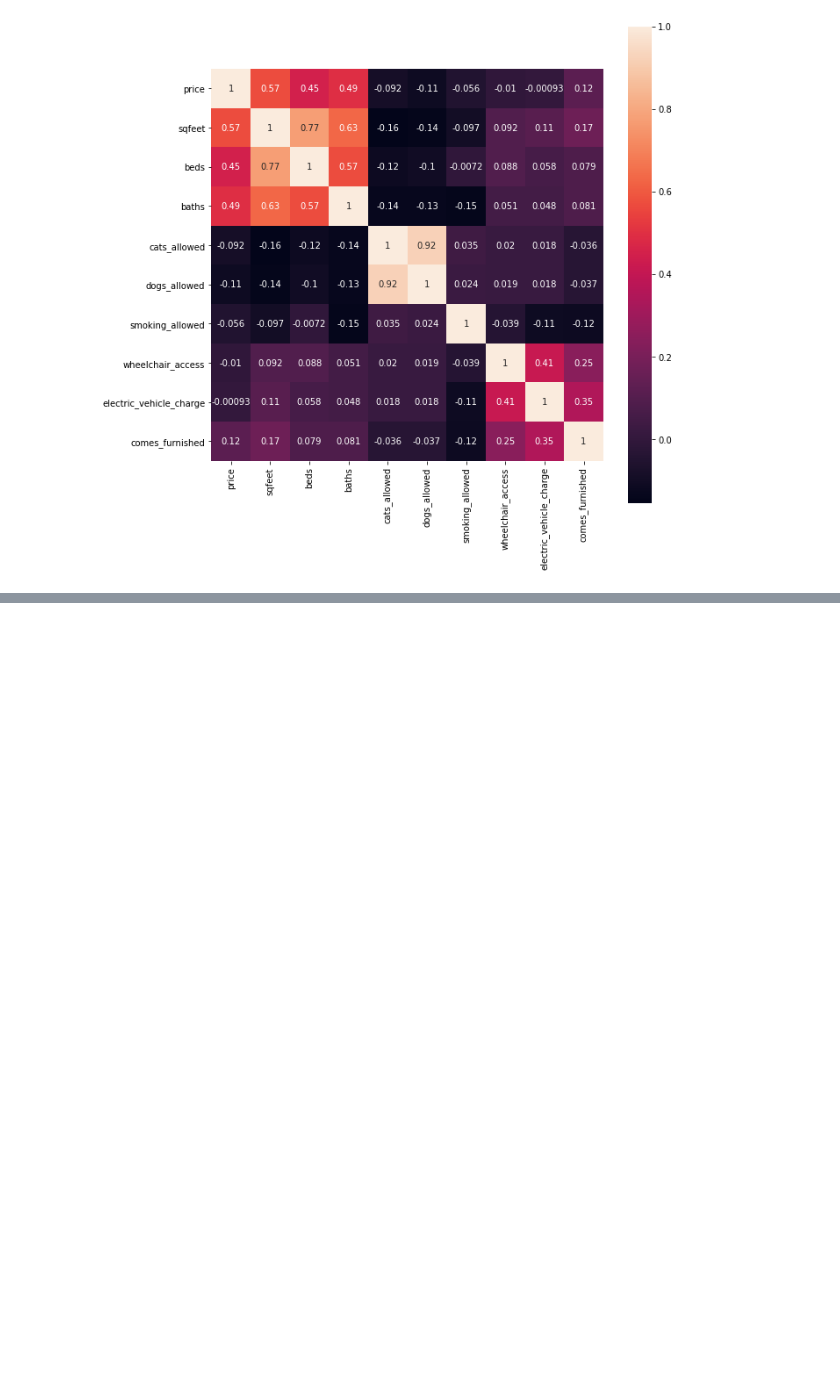
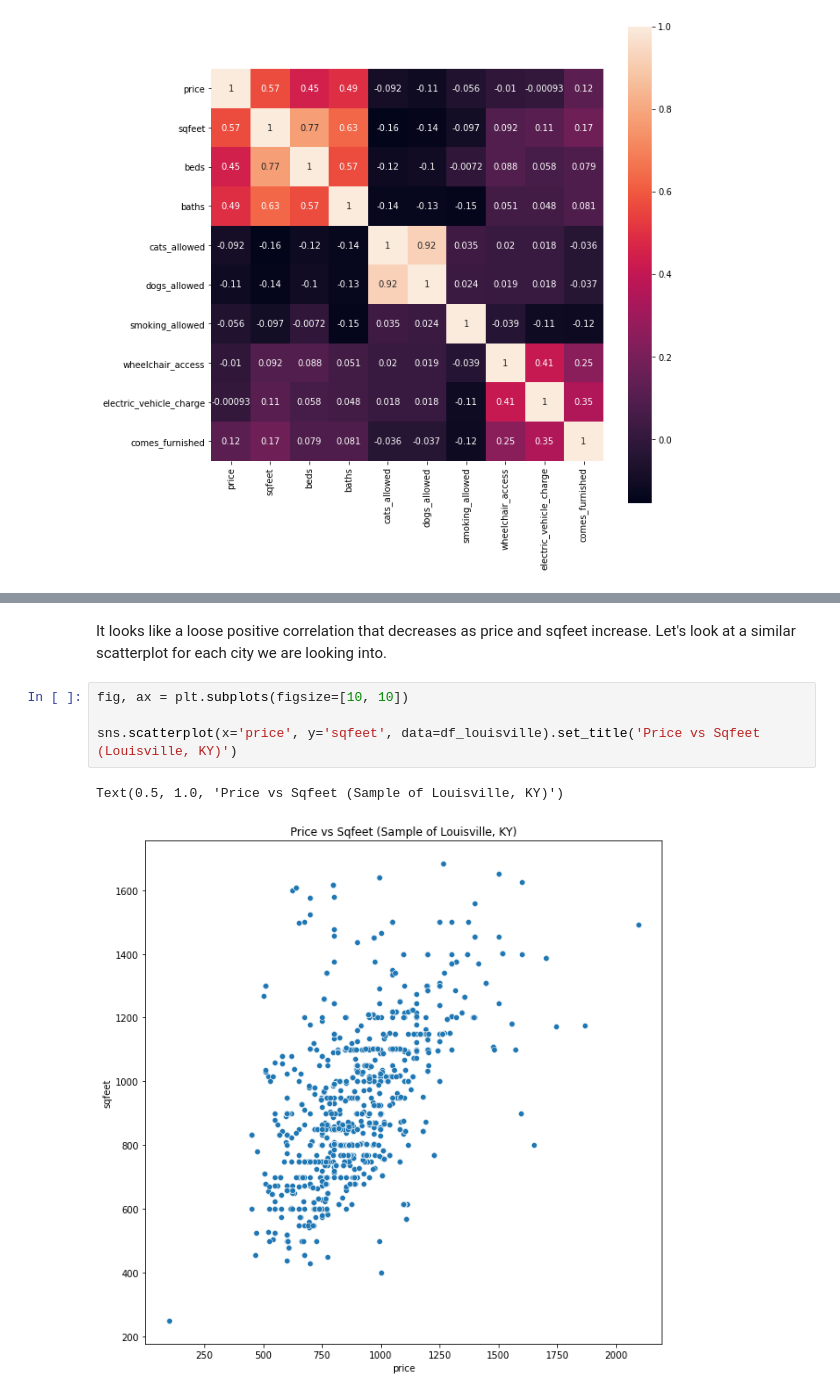
Before and after one commit to moferg/usa-housing-analysis, a Jupyter notebook: usa_housing_analysis.ipynb, the cells around one changed output, grey strips where cells are left out. Saved outputs shown, nothing was run; the diff lists cells and outputs as text; blank space fills up the shorter version.

```diff
--- a/usa_housing_analysis.ipynb
+++ b/usa_housing_analysis.ipynb
@@ -870,0 +889,9 @@ Similar to both the Louisville data and the data for the country as a whole, all
+# %% [markdown]
+It looks like a loose positive correlation that decreases as price and sqfeet increase. Let's look at a similar scatterplot for each city we are looking into.
+# %%
+fig, ax = plt.subplots(figsize=[10, 10])
+
+sns.scatterplot(x='price', y='sqfeet', data=df_louisville).set_title('Price vs Sqfeet (Louisville, KY)')
+# %% [output]
+Text(0.5, 1.0, 'Price vs Sqfeet (Sample of Louisville, KY)')
+[figure, added]
```
Also changed, not shown: parts of 11 cells of this notebook.
